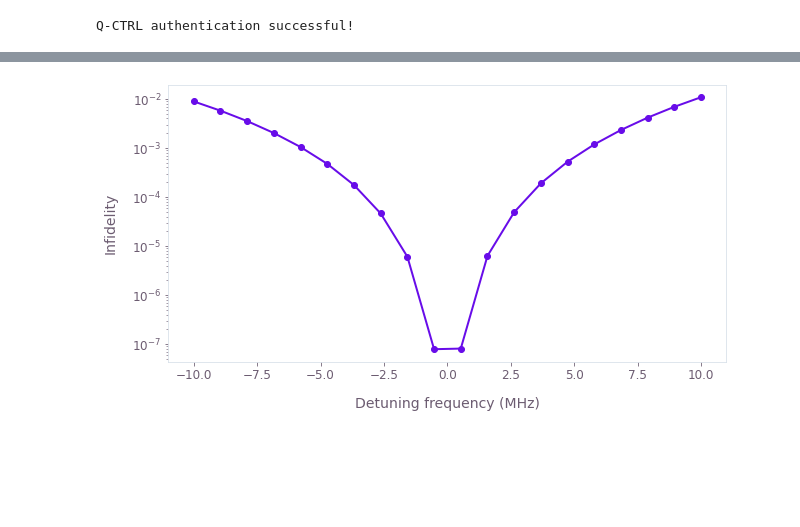
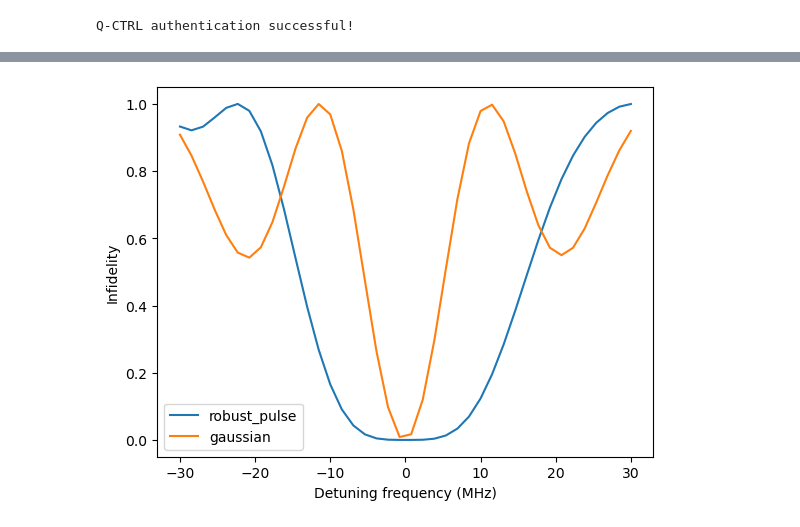
Before and after one commit to yunweilu/rbqoc_experiment, a Jupyter notebook: qctrl_yunwei.ipynb, the cells around one changed output, grey strips where cells are left out. Saved outputs shown, nothing was run; the diff lists cells and outputs as text; code cells hidden in the pictures; blank space fills up the shorter version.

Commit message:
update pulse

```diff
--- a/qctrl_yunwei.ipynb
+++ b/qctrl_yunwei.ipynb
@@ -7,8 +7,4 @@ import boulderopal as bo
 import qutip as qt
 import scipy.special as sp
 import qctrlvisualizer as qv
-import os
 import jsonpickle
-
-# Apply Q-CTRL style to plots created in pyplot.
-plt.style.use(qctrlvisualizer.get_qctrl_style())
@@ -208,18 +201,32 @@ for i in range(len(durations)):
         controlQ.append(results[i]/1e9)
 controlQ = np.array(controlQ)
 pulse=[controlI,controlQ]
+
+
+
 # Qutip will do interpolation for drive, which distort piece-wise-constant control.
 # Here I manually do interpolation to make sure piece-wise-constant pulse.
-resolution = 100
+resolution = 1
 times = np.linspace(0, total_time, total_time_steps*resolution+1)
 times=np.delete(times, [len(times) - 1])
-osc_control=np.array([np.cos(2*np.pi*5*times),np.sin(2*np.pi*5*times)])
-best_controls=np.zeros_like(osc_control)
+best_controls=np.zeros_like(np.array([times,times]))
 for m in range(len(best_controls)):
     for i in range(len(pulse[0])):
         for j in range(resolution):
             best_controls[m][i*resolution+j]=pulse[m][i]*(1)
 # %%
+def dev_gaussian_env(t, sigma, chop, rot_angle, ti):
+    tg = chop * sigma
+    tf = ti + tg
+    amp = rot_angle / (np.sqrt(2*np.pi)*sigma*sp.erf(tg/(2*np.sqrt(2)*sigma)) - np.exp(-(tg/2)**2/(2*sigma**2))*tg)
+    return (- amp * (t-ti-tg/2)/(sigma**2) * np.exp(-(t-ti-tg/2)**2/(2*sigma**2)) ) * np.heaviside(t - ti, 0) * np.heaviside(tf - t, 0)
+def gaussian_env(t, sigma, chop, rot_angle, ti):
+    tg = chop * sigma
+    tf = ti + tg
+    amp = rot_angle / (np.sqrt(2*np.pi)*sigma*sp.erf(tg/(2*np.sqrt(2)*sigma)) - np.exp(-(tg/2)**2/(2*sigma**2))*tg)
+    offset = amp * np.exp(-(tg/2)**2/(2*sigma**2))
+    return (amp * np.exp(-(t-ti-tg/2)**2/(2*sigma**2)) - offset) * np.heaviside(t - ti, 0) * np.heaviside(tf - t, 0)
+
 def Rx(matrix,angle):
     matrix[0,0]=np.cos(angle/2)
     matrix[0,1]=-1j*np.sin(angle/2)
@@ -229,7 +236,7 @@ def Rx(matrix,angle):
 import qutip as qt
 from qutip import *
 import scipy.special as sp
-angle = np.pi/2
+angle = np.pi
 target_states=np.zeros([N_q,N_q],dtype=complex)
 target_states=Rx(target_states,angle)
 U_ideal=qt.Qobj(target_states)
@@ -242,37 +249,63 @@ cross = 0e-3 * 2*np.pi
 H0 =  1/2*k_q * a_q.dag()**2 * a_q**2
 Hcx=a_q+a_q.dag()
 Hcy=-a_q*1j+1j*a_q.dag()
-H0=H0.data.toarray()
-Hcx=Hcx.data.toarray()
-Hcy=Hcy.data.toarray()
+H0=H0.full()
+Hcx=Hcx.full()
+Hcy=Hcy.full()
 H_controls=[Hcx,Hcy]
 
 #infidelity withought fluctuation
 import qutip as qt
 qt_H0=qt.Qobj(H0)
-
 qt_Hcx=qt.Qobj(H_controls[0])
 qt_Hcy=qt.Qobj(H_controls[1])
 qt_tlist=times
+options = qt.Options()
+options["atol"] = 1e-10
+
+
+
 
 fluc_oper=n_q
-fluc = np.linspace(-0.01,0.01,20)*2*np.pi
+fluc = np.linspace(-0.03,0.03,40)*2*np.pi
 infidelities=np.zeros(len(fluc))
-infidelities_robust=np.zeros(len(fluc))
-options = qt.Options(rtol=1e-10, atol=1e-10)
+infidelities_gau=np.zeros(len(fluc))
+
+pp=np.zeros(len(fluc))
+pp_gau=np.zeros(len(fluc))
+
 U_ideal=qt.Qobj(target_states)
 for i in range(len(fluc)):
-    qt_H0=qt.Qobj(H0+fluc[i]*fluc_oper)
-    qt_tlist=times
+    qt_H0=qt.Qobj(H0)
+    qt_H0=qt_H0+fluc[i]*fluc_oper
+
     qt_cx = best_controls[0]
     qt_cy = best_controls[1]
-    qt_H=[qt_H0,[qt_Hcx,qt_cx],[qt_Hcy,qt_cy]]
+    qt_cx_coe = coefficient(qt_cx,tlist=qt_tlist)
+    qt_cy_coe = coefficient(qt_cy,tlist=qt_tlist)
+    qt_H = qt.QobjEvo([qt_H0, [qt_Hcx, qt_cx_coe], [qt_Hcy, qt_cy_coe]])
     output = qt.propagator(qt_H, qt_tlist, options=options)
-    infidelities[i]=1-np.abs(np.trace((U_ideal*output[-1].dag())))**2/4
+    output = output[-1]*output[-1]
+    infidelities[i] = 1 - np.abs(np.trace(U_ideal.full() @ output.dag().full()))**2 / 4
+    pp[i] = np.abs((output.full())[1,0])**2
+
+    chop=4
+    sigma=40/chop
+    rot_angle=angle/2
+    qt_cx = gaussian_env(qt_tlist, sigma, chop, rot_angle, 0)/2
+    qt_cy = -0*dev_gaussian_env(qt_tlist, sigma, chop, rot_angle, 0)/ (4*k_q)
+    qt_cx_coe = coefficient(qt_cx,tlist=qt_tlist)
+    qt_cy_coe = coefficient(qt_cy,tlist=qt_tlist)
+    qt_H = qt.QobjEvo([qt_H0, [qt_Hcx, qt_cx_coe], [qt_Hcy, qt_cy_coe]])
+    output = qt.propagator(qt_H, qt_tlist, options=options)
+    output  = output[-1]*output[-1]
+    infidelities_gau[i] = 1 - np.abs(np.trace(U_ideal.full() @ output.dag().full()))**2 / 4
+    pp_gau[i] = np.abs((output.full())[1,0])**2
 fig,ax=plt.subplots()
-ax.plot(fluc/(2*np.pi)*1e3,infidelities)
+ax.plot(fluc/(2*np.pi)*1e3,infidelities,label = 'robust_pulse')
+ax.plot(fluc/(2*np.pi)*1e3,infidelities_gau, label = 'gaussian')
 ax.set_xlabel('Detuning frequency (MHz)')
 ax.set_ylabel('Infidelity')
-ax.scatter(fluc/(2*np.pi)*1e3,infidelities)
-ax.set_yscale('log')
+plt.legend()
+# ax.set_yscale('log')
 # %% [output]
@@ -279 +313 @@ ax.set_yscale('log')
-[figure, old version]
+[figure, new version]
```
Also changed, not shown: parts of 11 cells of this notebook, 4 other files.
